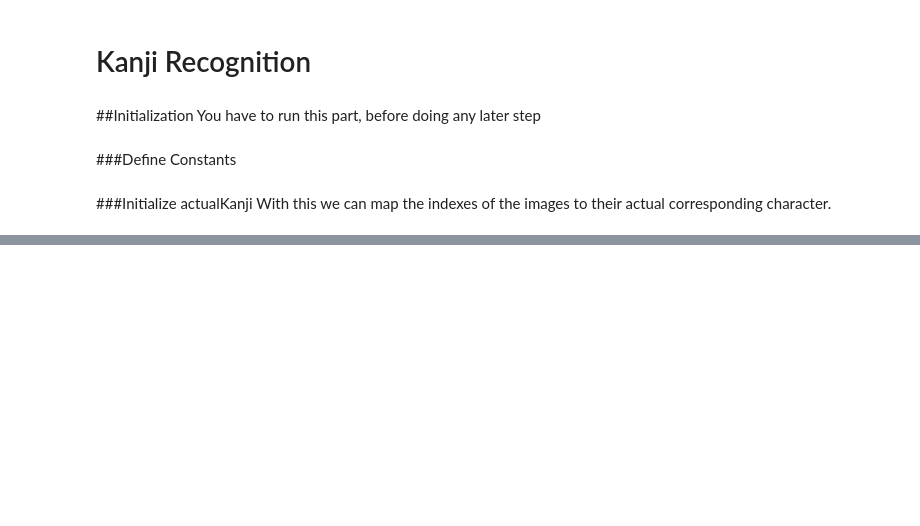
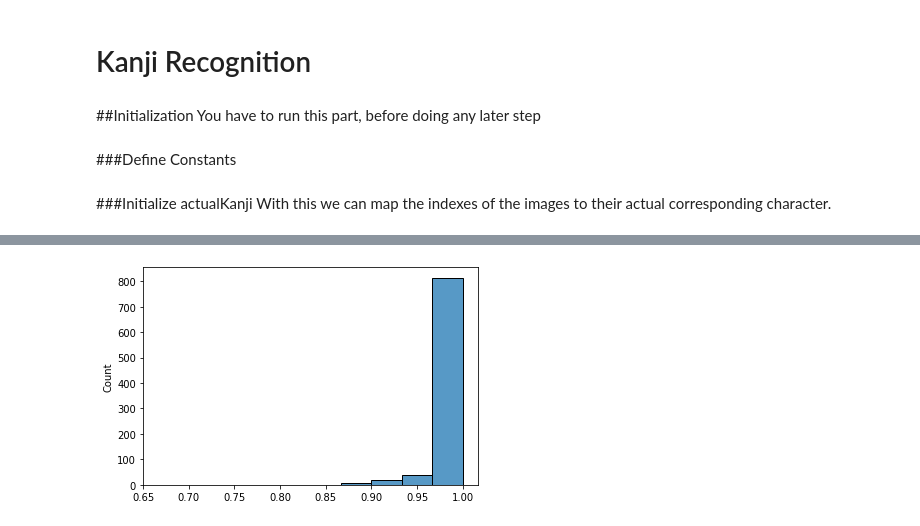
Before and after one commit to zalavari/HandwrittenKanjiRecognition, a Jupyter notebook: Kanji_Recognition.ipynb, the cells around one changed output, grey strips where cells are left out. Drawn from its saved outputs; the diff is of its cells as text; code cells hidden in the pictures; blank space fills up the shorter version.

```diff
--- a/Kanji_Recognition.ipynb
+++ b/Kanji_Recognition.ipynb
@@ -66,11 +93,7 @@ kanjiSequential = kanji.reshape([-1, 127, 128])
 kanjiSequential = kanjiSequential * 0x10
 # %%
 #resize images
-import skimage.transform
-
-rows = 48
-cols = 48
-train_images = np.zeros([KanjiPerDataset * NumberOfDatasets, rows, cols], dtype=np.uint8)
+train_images = np.zeros([KanjiPerDataset * NumberOfDatasets, Height, Width], dtype=np.uint8)
 for i in range(KanjiPerDataset * NumberOfDatasets):
-    train_images[i] = skimage.transform.resize(kanjiSequential[i], (rows, cols), preserve_range=True)
+    train_images[i] = skimage.transform.resize(kanjiSequential[i], (Height, Width), preserve_range=True)
 # %%
@@ -258,0 +290,7 @@ sns.heatmap(conf, vmax=2)
+# %%
+recalls = [conf[i,i]/conf[i,:].sum() for i in range(KanjiPerDataset)]
+precisions = [conf[i,i]/conf[:,i].sum() for i in range(KanjiPerDataset)]
+# %%
+temp = sns.histplot(recalls, bins=10)
+# %% [output]
+[figure, added]
```
Also changed, not shown: parts of 59 cells of this notebook, 6 other files.
